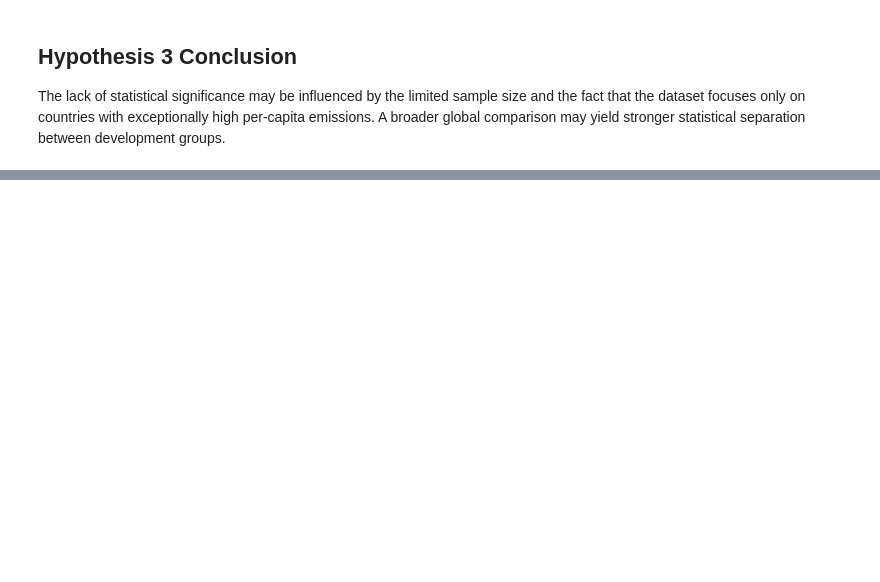
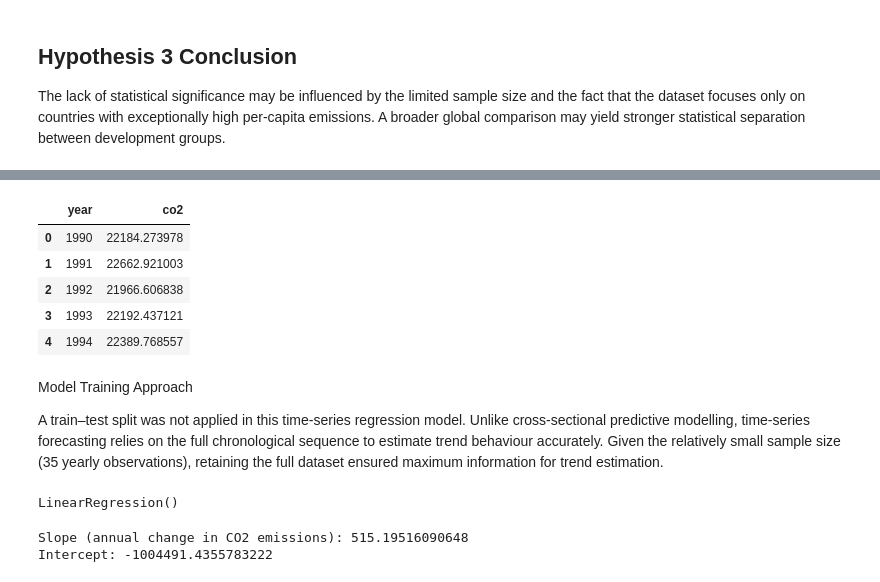
Before and after one commit to funmiafola/Global-Co2-Emissions-Responsibility, a Jupyter notebook: jupyter_notebooks/Hypothesis_and_modelling.ipynb, the cells around one changed output, grey strips where cells are left out. Saved outputs shown, nothing was run; the diff lists cells and outputs as text; code cells hidden in the pictures; blank space fills up the shorter version.

```diff
--- a/jupyter_notebooks/Hypothesis_and_modelling.ipynb
+++ b/jupyter_notebooks/Hypothesis_and_modelling.ipynb
@@ -224,0 +232,10 @@ The lack of statistical significance may be influenced by the limited sample siz
+# %%
+# Prepare Global Data
+global_year.head()
+# %% [output]
+|  | year | co2 |
+| 0 | 1990 | 22184.273978 |
+| 1 | 1991 | 22662.921003 |
+| 2 | 1992 | 21966.606838 |
+| 3 | 1993 | 22192.437121 |
+| 4 | 1994 | 22389.768557 |
@@ -224,0 +246,20 @@ The lack of statistical significance may be influenced by the limited sample siz
+# %% [markdown]
+Model Training Approach
+
+A train–test split was not applied in this time-series regression model. Unlike cross-sectional predictive modelling, time-series forecasting relies on the full chronological sequence to estimate trend behaviour accurately. Given the relatively small sample size (35 yearly observations), retaining the full dataset ensured maximum information for trend estimation.
+# %%
+# Train Linear Regression Model
+model_global = LinearRegression()
+model_global.fit(X, y)
+# %% [output]
+LinearRegression()
+# %%
+# slope and intercept
+slope = model_global.coef_[0]
+intercept = model_global.intercept_
+
+print('Slope (annual change in CO2 emissions):', slope)
+print('Intercept:', intercept)
+# %% [output]
+Slope (annual change in CO2 emissions): 515.19516090648
+Intercept: -1004491.4355783222
```
Also changed, not shown: parts of 19 cells of this notebook.
